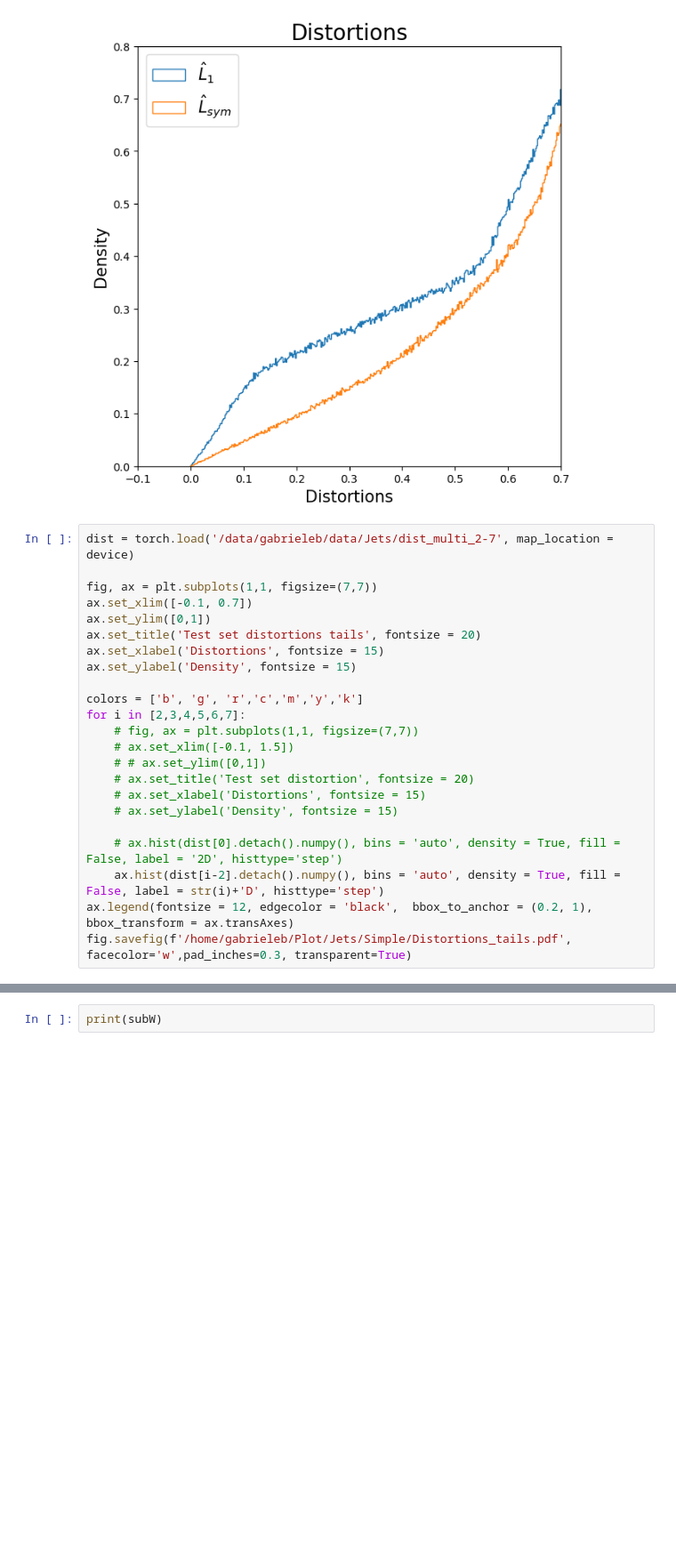
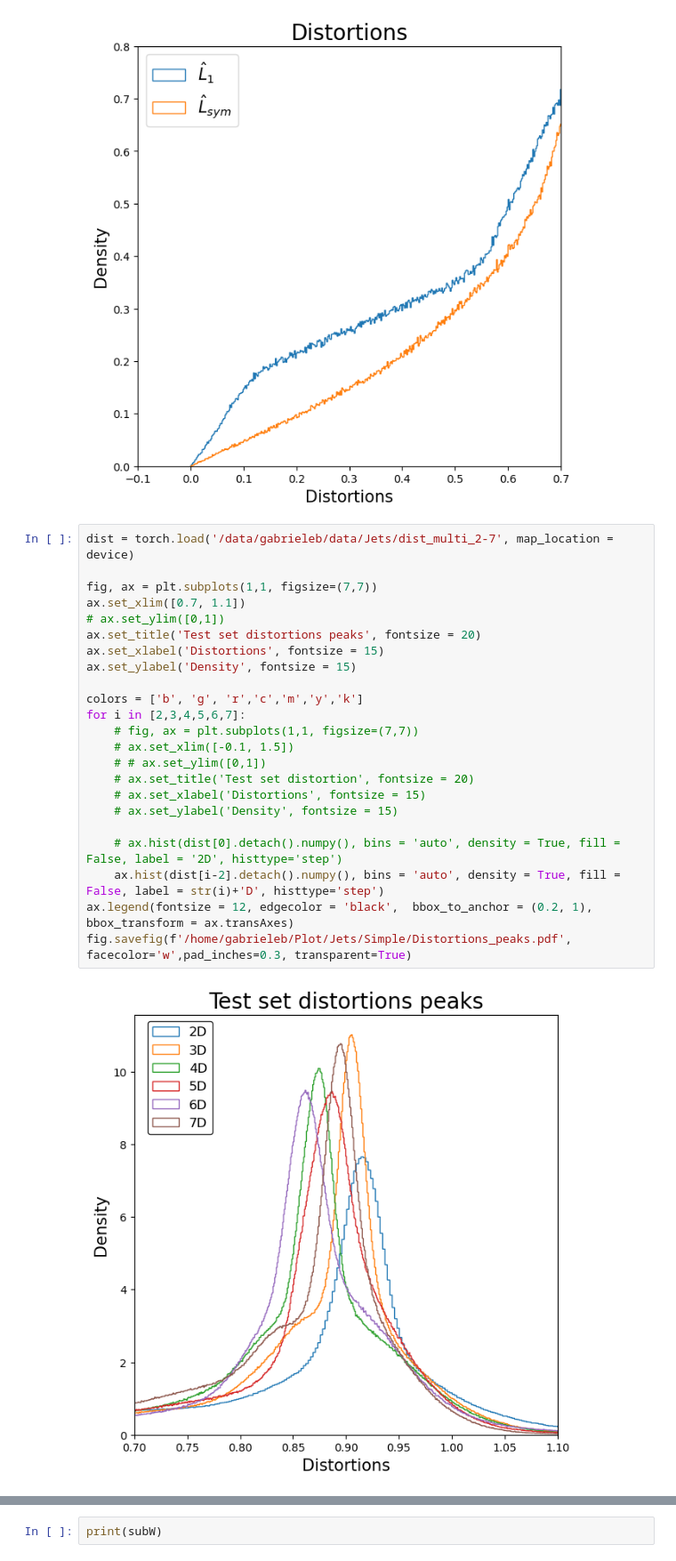
Before and after one commit to GabrieleBortolai/gabrieleb, a Jupyter notebook: Transformer.ipynb, the cells around one changed output, grey strips where cells are left out. Shown: that part at 89% size. Drawn from its saved outputs; the diff is of its cells as text; blank space fills up the shorter version.

```diff
--- a/Transformer.ipynb
+++ b/Transformer.ipynb
@@ -355,26 +355,28 @@ fig.savefig('/home/gabrieleb/Plot/Jets/Simple/Distortion_simple_sim_tail.pdf')
 # %%
 dist = torch.load('/data/gabrieleb/data/Jets/dist_multi_2-7', map_location = device)
 
 fig, ax = plt.subplots(1,1, figsize=(7,7))
-ax.set_xlim([-0.1, 0.7])
-ax.set_ylim([0,1])
-ax.set_title('Test set distortions tails', fontsize = 20)
+ax.set_xlim([0.7, 1.1])
+# ax.set_ylim([0,1])
+ax.set_title('Test set distortions peaks', fontsize = 20)
 ax.set_xlabel('Distortions', fontsize = 15)
 ax.set_ylabel('Density', fontsize = 15)
 
 colors = ['b', 'g', 'r','c','m','y','k']
 for i in [2,3,4,5,6,7]:
     # fig, ax = plt.subplots(1,1, figsize=(7,7))
     # ax.set_xlim([-0.1, 1.5])
     # # ax.set_ylim([0,1])
     # ax.set_title('Test set distortion', fontsize = 20)
     # ax.set_xlabel('Distortions', fontsize = 15)
     # ax.set_ylabel('Density', fontsize = 15)
 
     # ax.hist(dist[0].detach().numpy(), bins = 'auto', density = True, fill = False, label = '2D', histtype='step')
     ax.hist(dist[i-2].detach().numpy(), bins = 'auto', density = True, fill = False, label = str(i)+'D', histtype='step')
 ax.legend(fontsize = 12, edgecolor = 'black',  bbox_to_anchor = (0.2, 1), bbox_transform = ax.transAxes)
-fig.savefig(f'/home/gabrieleb/Plot/Jets/Simple/Distortions_tails.pdf', facecolor='w',pad_inches=0.3, transparent=True)
+fig.savefig(f'/home/gabrieleb/Plot/Jets/Simple/Distortions_peaks.pdf', facecolor='w',pad_inches=0.3, transparent=True)
+# %% [output]
+[figure, added]
 # %%
 E_dist_test = torch.cdist(sample_emb_test[0], sample_emb_test[1], p=2)
 
```
Also changed, not shown: 2 other files.
